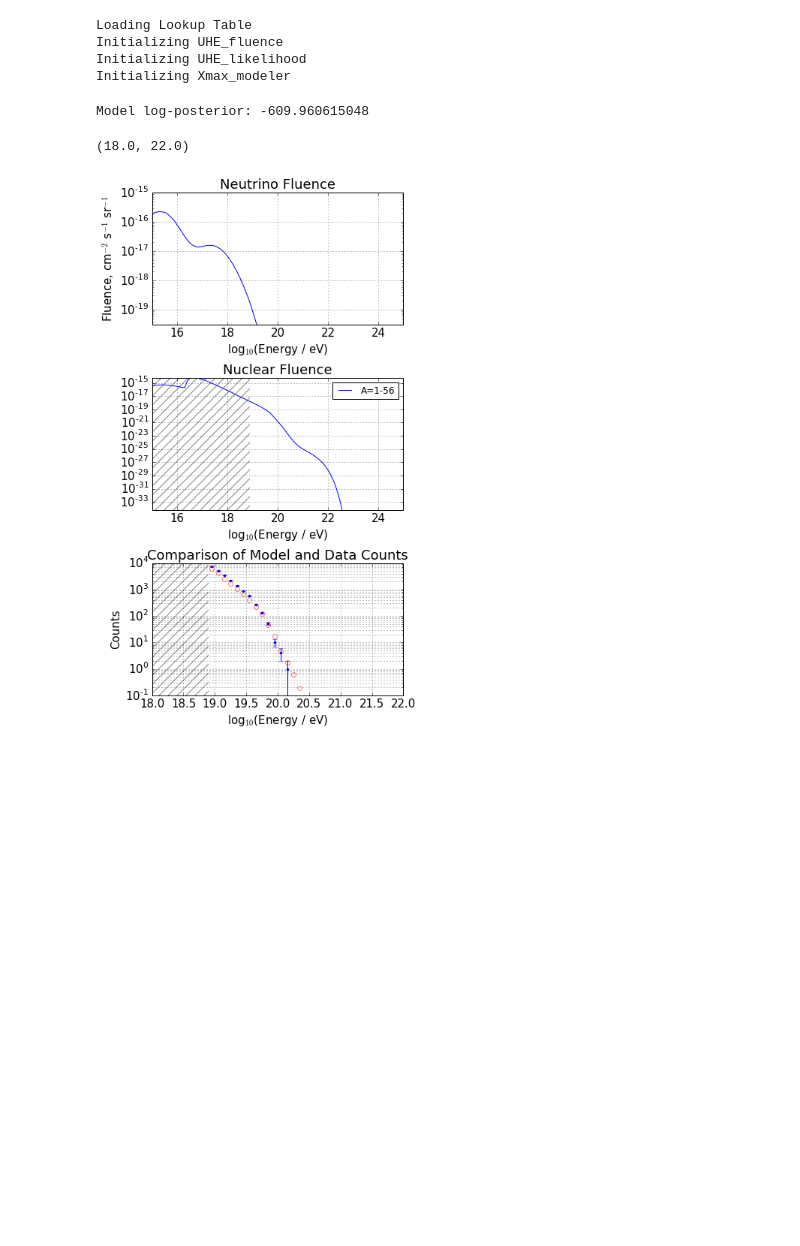
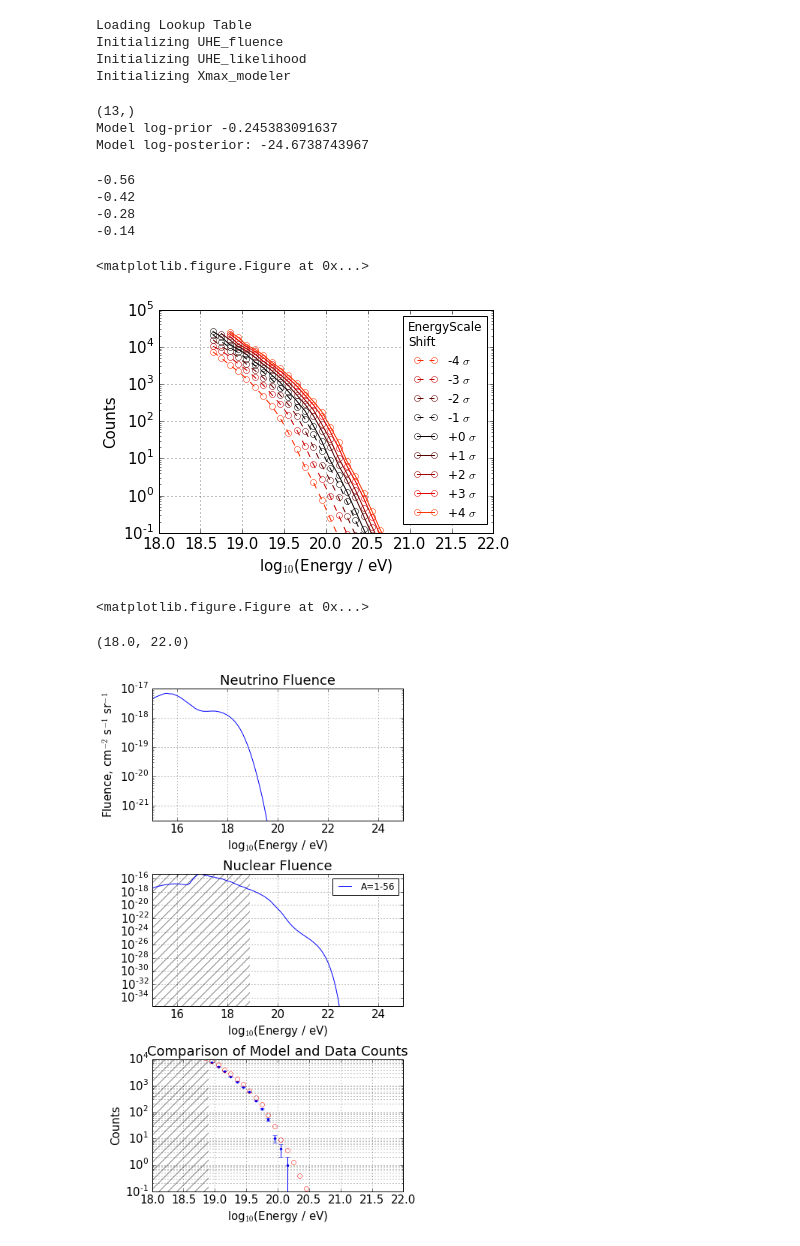
Before and after one commit to afromero/CRANE, a Jupyter notebook: examples/05_Likelihood.ipynb, the cells around one changed output. Cells and saved outputs as stored; diff of their text form; code cells hidden in the pictures; blank space fills up the shorter version.

```diff
--- a/examples/05_Likelihood.ipynb
+++ b/examples/05_Likelihood.ipynb
@@ -34,16 +34,78 @@ Initializing UHE_likelihood
 Initializing Xmax_modeler
 # %%
 # pick a set of parameters
-#parms = [norm, spectral_index, E_max, f_He, f_N, f_Si, f_Fe, source_index, z1, z2, z3]
-parms = [1.33e-62,-2.2,20.0,1.11e-04,1.10e-04,1.08e-04,9.92e-02,3.0,1.87,2.66,3.01]
-fluences = fcalc.fluence_model(*parms)
+#fluence_parms = [norm,    spec_in, E_max, f_He,    f_N,     f_Si,    f_Fe,    src_ind, z1,   z2,   z3]
+fluence_parms  = [1.33e-62,-2.2,    20.0,  1.11e-04,1.10e-04,1.08e-04,9.92e-02,3.0,     1.87, 2.66, 3.01]
+frac_E_shift = -1.e-2
+uX = 0.5 #parameter for Xmax, not used in this estimate.
+
+parms = array([  9.67306708e-63,  -1.93019520e+00,   1.97194171e+01,
+         2.50267254e-09,   8.26513944e-05,   1.33375910e-04,
+         8.39893609e-02,   2.58832087e+00,   7.80814599e-01,
+         1.21836310e+00,   9.99971461e+00,  -2.11275900e-02,
+         4.54112787e-01])
+
+parms = array([  1.05784496e-62,  -1.94887052e+00,   1.97839165e+01,
+         1.17728050e-13,   3.63921110e-06,   2.74058470e-08,
+         1.03786965e-01,   2.60923575e+00,   3.98485614e-01,
+         4.31577370e-01,   9.64916296e+00,  -9.80765884e-02,
+         9.93218890e-01])
+
+fluence_parms = parms[0:11]
+frac_E_shift = parms[11]
+uX           = parms[12] # ignored in this fit
+fluences = fcalc.fluence_model(*fluence_parms)
 nuclear_fluence = np.sum(fluences[1:], axis=0)
-N_model = Auger_Data.Counts_Model(nuclear_fluence[fcalc.observed_log10_E>18.8999])
+N_model = Auger_Data.Counts_Model(nuclear_fluence[fcalc.observed_log10_E>18.8999], frac_E_shift = frac_E_shift)
 
+parms = np.concatenate([fluence_parms, [frac_E_shift, uX]])
+
+print parms.shape
 lp = logposterior(parms)
+print 'Model log-prior',  logposterior.logprior(parms)
 print 'Model log-posterior:', lp
 # %% [output]
-Model log-posterior: -609.960615048
+(13,)
+Model log-prior -0.245383091637
+Model log-posterior: -24.6738743967
+# %%
+frac_E_array = -np.arange(0.14,5*0.14,0.14)
+cols = cm.hot(np.linspace(0, 1, int(2*len(frac_E_array))))
+cc=0
+for k in range(0,len(frac_E_array))[::-1]:
+    frac_E_shift = frac_E_array[k]
+    print frac_E_shift
+    N_model = Auger_Data.Counts_Model(nuclear_fluence[fcalc.observed_log10_E>18.599999], frac_E_shift = frac_E_shift)
+    semilogy(fcalc.observed_log10_E[fcalc.observed_log10_E>18.5999] + 0.05, N_model, 'o--', color=cols[k], mfc='none', mec=cols[k], label='-%d $\sigma$'%(k+1))
+    cc+=1
+
+frac_E_array = +np.arange(0.,5*0.14,0.14)
+cols = cm.hot(np.linspace(0, 1, int(2*len(frac_E_array))))
+cc=0
+for frac_E_shift in frac_E_array:
+    N_model = Auger_Data.Counts_Model(nuclear_fluence[fcalc.observed_log10_E>18.599999], frac_E_shift = frac_E_shift)
+    semilogy(fcalc.observed_log10_E[fcalc.observed_log10_E>18.5999] + 0.05, N_model, 'o-', color=cols[cc], mfc='none', mec=cols[cc], label='+%d $\sigma$'%(cc))
+    cc+=1
+lgnd = legend(loc=1, title='EnergyScale\nShift')
+plt.setp(lgnd.get_title(),fontsize=12)
+grid(True)
+ylim(0.1,1.e5)
+xlim(18.,22.)
+xlabel('log$_{10}$(Energy / eV)')
+ylabel('Counts')
+
+N_model = Auger_Data.Counts_Model(nuclear_fluence[fcalc.observed_log10_E>18.599999], frac_E_shift = 0.)
+
+
+figure()
+# %% [output]
+-0.56
+-0.42
+-0.28
+-0.14
+<matplotlib.figure.Figure at 0x...>
+[figure, added]
+<matplotlib.figure.Figure at 0x...>
 # %%
 #print input_log10_E
 
@@ -90,7 +152,7 @@ grid(True, which='both')
 ylabel('Counts')
 xlabel('log10 (Energy / eV)')
 title('Auger Counts by Energy Bin')
-plot(fcalc.observed_log10_E[fcalc.observed_log10_E>18.8999] + 0.05, N_model, 'o', mfc='none', mec='r', label='Model')
+plot(fcalc.observed_log10_E[fcalc.observed_log10_E>18.5999] + 0.05, N_model, 'o', mfc='none', mec='r', label='Model')
 grid(True, which='both')
 y1, y2 = ax3.get_ylim()
 y1=0.1
@@ -101,7 +163,7 @@ xlabel('log$_{10}$(Energy / eV)')
 xlim(18.,22.)
 # %% [output]
 (18.0, 22.0)
-[figure, old version]
+[figure, new version]
 # %%
 # Example of applying minimization to improve the solution (at least locally speaking.)
 # initial parameter optimization
```
Also changed, not shown: parts of 2 cells of this notebook, 2 other files.
